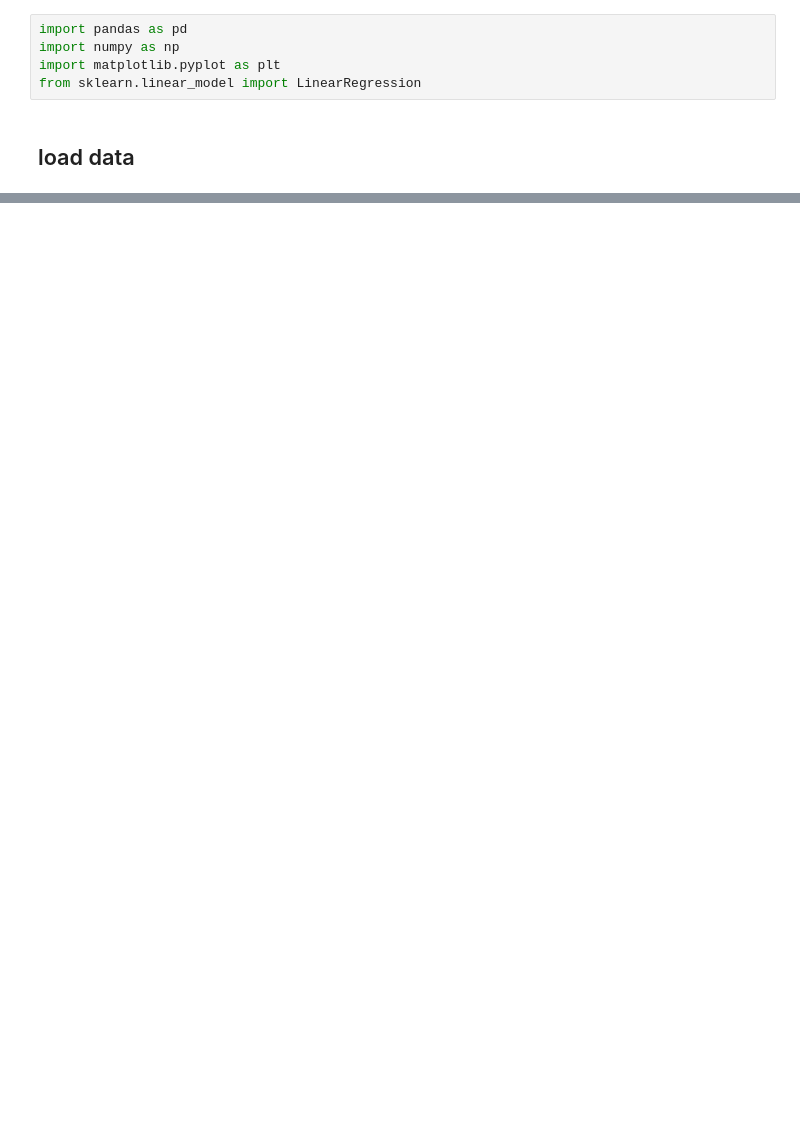
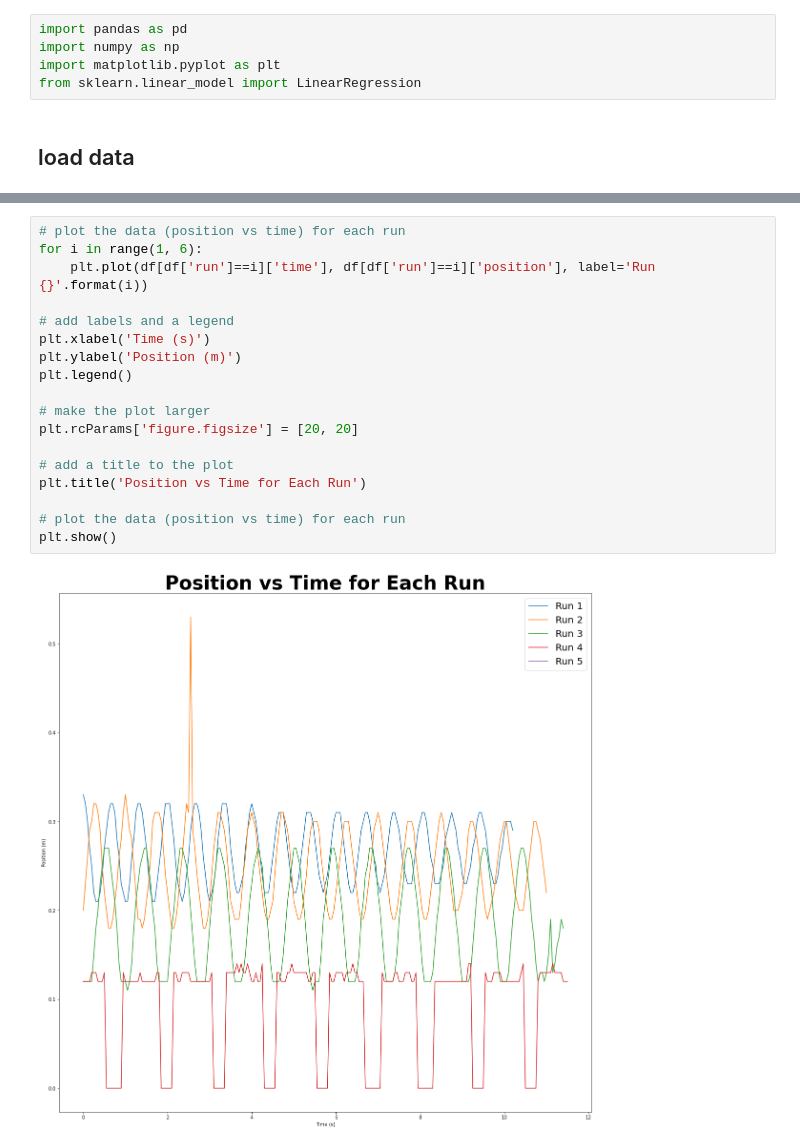
Before and after one commit to aaweaver-actuary/physics, a Jupyter notebook: S02 - Spring 2023/Labs/lab4.ipynb, the cells around one changed output, grey strips where cells are left out. Cells and saved outputs as stored; diff of their text form; blank space fills up the shorter version.

```diff
--- a/S02 - Spring 2023/Labs/lab4.ipynb
+++ b/S02 - Spring 2023/Labs/lab4.ipynb
@@ -29,0 +35,20 @@ df.head()
+# %%
+# plot the data (position vs time) for each run
+for i in range(1, 6):
+    plt.plot(df[df['run']==i]['time'], df[df['run']==i]['position'], label='Run {}'.format(i))
+
+# add labels and a legend
+plt.xlabel('Time (s)')
+plt.ylabel('Position (m)')
+plt.legend()
+
+# make the plot larger
+plt.rcParams['figure.figsize'] = [20, 20]
+
+# add a title to the plot
+plt.title('Position vs Time for Each Run')
+
+# plot the data (position vs time) for each run
+plt.show()
+# %% [output]
+[figure, added]
```
Also changed, not shown: parts of 6 cells of this notebook.
